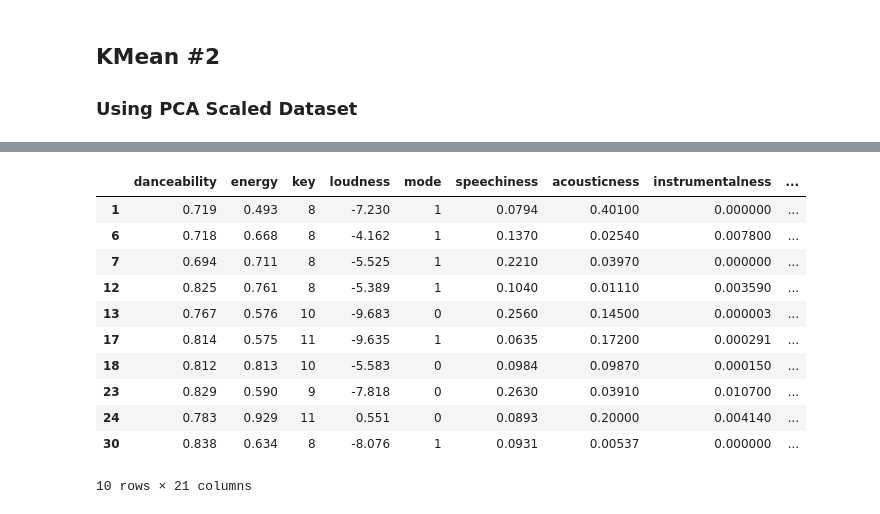
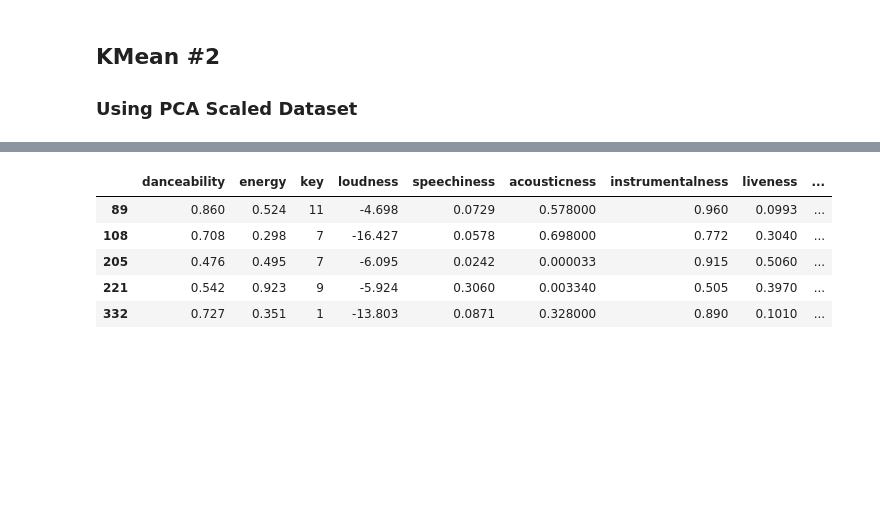
Before and after one commit to t7bui/KMean_Spotify, a Jupyter notebook: Research/research_data.ipynb, the cells around one changed output, grey strips where cells are left out. Drawn from its saved outputs; the diff is of its cells as text; code cells hidden in the pictures; blank space fills up the shorter version.

```diff
--- a/Research/research_data.ipynb
+++ b/Research/research_data.ipynb
@@ -284,3 +292,3 @@ y_kmeans = kmeans.fit_predict(scaled_cluster)
 # %%
 kmeans = pd.DataFrame(data=y_kmeans, dtype=int)
-kmeans.columns = ['k_clusters']
+kmeans.columns = ['KMeans No PCA']
@@ -291,3 +295,2 @@ org_df = org_df.drop(columns=['title', 'Unnamed: 0'])
 # %%
-org_cluster = pd.concat([org_cluster, kmeans], axis=1)
-org_cluster.head()
+spotify_dataset = pd.concat([spotify_dataset, kmeans], axis=1)
@@ -345,4 +345,4 @@ kmeans_PCA = KMeans(n_clusters=5, init='k-means++', random_state=0)
 y_kmeans_PCA = kmeans_PCA.fit_predict(new_cluster_PCA)
 # %%
 kmeans_PCA = pd.DataFrame(data=y_kmeans_PCA, dtype=int)
-kmeans_PCA.columns = ['k_clusters']
+kmeans_PCA.columns = ['KMeans with PCA']
@@ -352,0 +349,2 @@ df_2 = df_2.drop(columns=['title', 'Unnamed: 0'])
+# %%
+spotify_dataset = pd.concat([spotify_dataset, kmeans_PCA], axis=1)
@@ -391,16 +392,10 @@ df_2.loc[df_2['k_clusters'] == 0][:10]
 # %%
 # checking the songs in the cluster
-df_2.loc[df_2['k_clusters'] == 1][:10]
+spotify_dataset.loc[spotify_dataset['KMeans with PCA'] == 1][:5]
 # %% [output]
-|  | danceability | energy | key | loudness | mode | speechiness | acousticness | instrumentalness | ... |
-| 1 | 0.719 | 0.493 | 8 | -7.230 | 1 | 0.0794 | 0.40100 | 0.000000 | ... |
-| 6 | 0.718 | 0.668 | 8 | -4.162 | 1 | 0.1370 | 0.02540 | 0.007800 | ... |
-| 7 | 0.694 | 0.711 | 8 | -5.525 | 1 | 0.2210 | 0.03970 | 0.000000 | ... |
-| 12 | 0.825 | 0.761 | 8 | -5.389 | 1 | 0.1040 | 0.01110 | 0.003590 | ... |
-| 13 | 0.767 | 0.576 | 10 | -9.683 | 0 | 0.2560 | 0.14500 | 0.000003 | ... |
-| 17 | 0.814 | 0.575 | 11 | -9.635 | 1 | 0.0635 | 0.17200 | 0.000291 | ... |
-| 18 | 0.812 | 0.813 | 10 | -5.583 | 0 | 0.0984 | 0.09870 | 0.000150 | ... |
-| 23 | 0.829 | 0.590 | 9 | -7.818 | 0 | 0.2630 | 0.03910 | 0.010700 | ... |
-| 24 | 0.783 | 0.929 | 11 | 0.551 | 0 | 0.0893 | 0.20000 | 0.004140 | ... |
-| 30 | 0.838 | 0.634 | 8 | -8.076 | 1 | 0.0931 | 0.00537 | 0.000000 | ... |
+|  | danceability | energy | key | loudness | speechiness | acousticness | instrumentalness | liveness | ... |
+| 89 | 0.860 | 0.524 | 11 | -4.698 | 0.0729 | 0.578000 | 0.960 | 0.0993 | ... |
+| 108 | 0.708 | 0.298 | 7 | -16.427 | 0.0578 | 0.698000 | 0.772 | 0.3040 | ... |
+| 205 | 0.476 | 0.495 | 7 | -6.095 | 0.0242 | 0.000033 | 0.915 | 0.5060 | ... |
+| 221 | 0.542 | 0.923 | 9 | -5.924 | 0.3060 | 0.003340 | 0.505 | 0.3970 | ... |
+| 332 | 0.727 | 0.351 | 1 | -13.803 | 0.0871 | 0.328000 | 0.890 | 0.1010 | ... |
-10 rows × 21 columns
```
Also changed, not shown: parts of 34 cells of this notebook.
